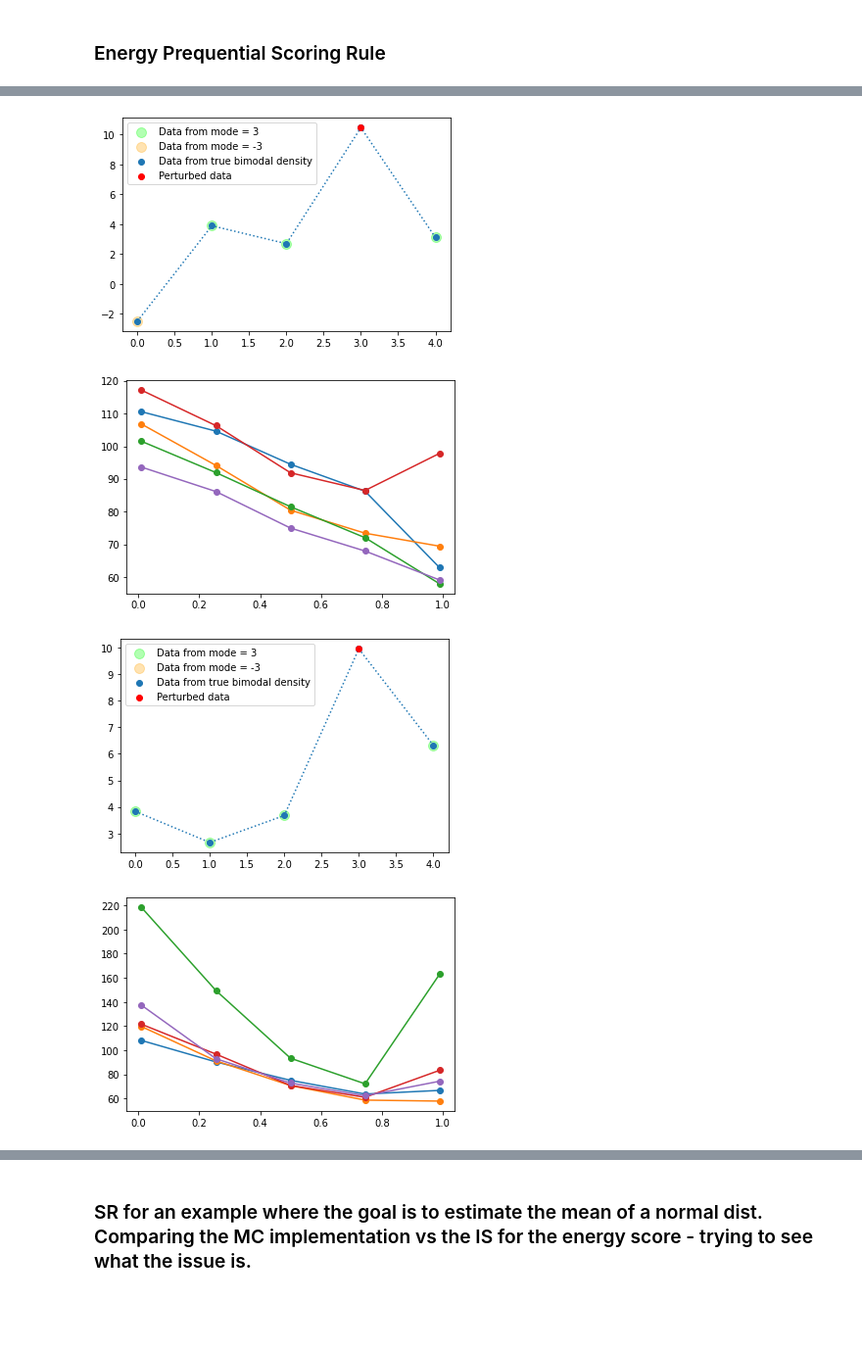
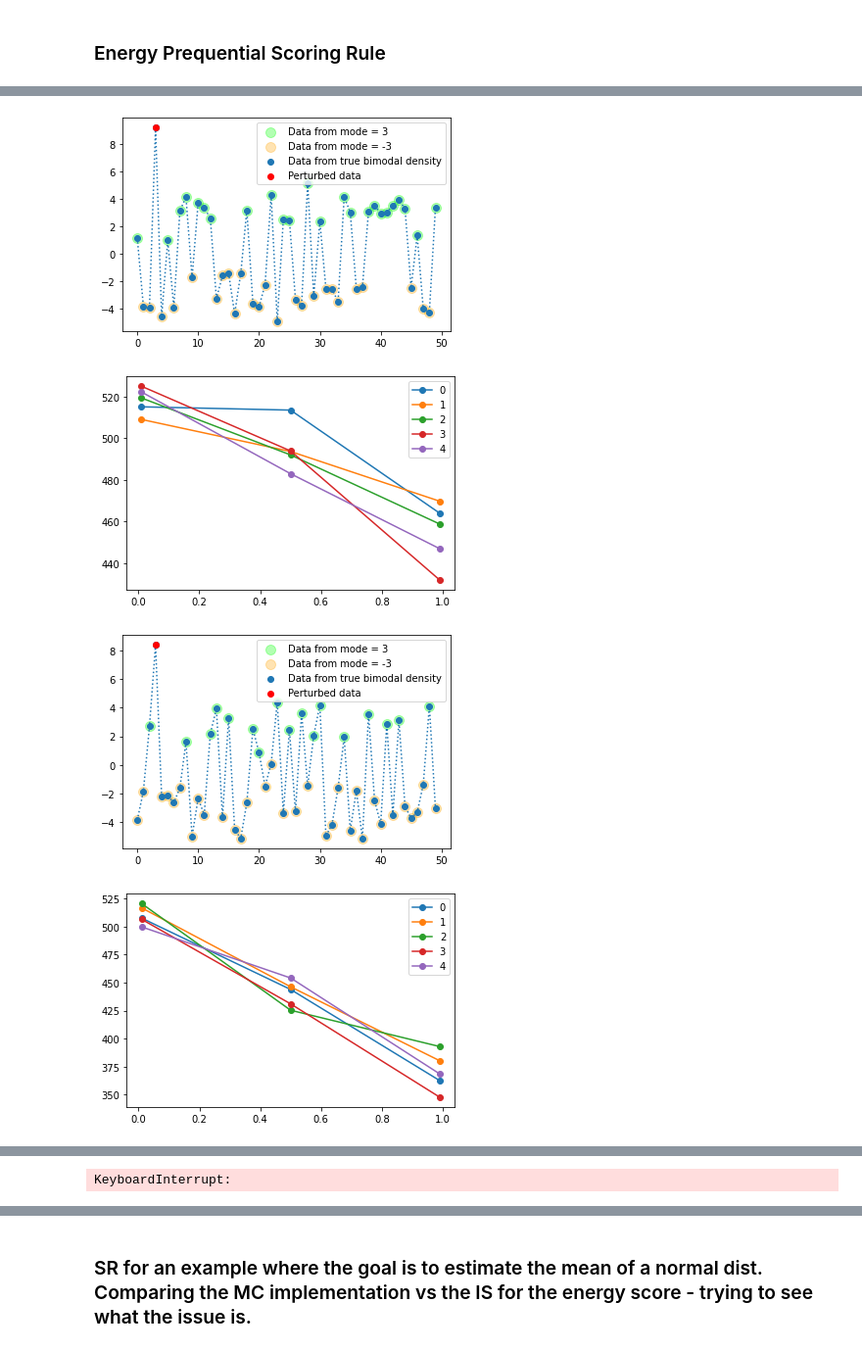
Before and after one commit to Huk-David/RSS-Discussion-paper-Martingale-Posterior-Distributions, a Jupyter notebook: Prequential Copulas - Code/Discussion paper - Notebook.ipynb, the cells around one changed output, grey strips where cells are left out. Shown at 98% size. Cells and saved outputs as stored; diff of their text form; code cells hidden in the pictures; blank space fills up the shorter version.

```diff
--- a/Prequential Copulas - Code/Discussion paper - Notebook.ipynb
+++ b/Prequential Copulas - Code/Discussion paper - Notebook.ipynb
@@ -192,7 +192,7 @@ f_ = [f_0]
 rho=0.7
 obs_nb = len(observed_data)
 
-for step in tqdm(range(obs_nb)):
+for step in range(obs_nb):
     rv = np.clip(np.exp(F_[step](observed_data[step],0)),1e-6,1-(1e-6))
     alpha_i = (2-(1/(step+1))) / (step +2)
     new_dist = update_(F_[step],f_[step],alpha_i,rv,rho=rho)
@@ -224,7 +224,7 @@ def F_0(z):
 def f_0(x):
     return scs.norm.logpdf(x, loc=0)
 
-proposal_samples = list(scs.norm(loc=0,scale=30).rvs(size=100))
+proposal_samples = list(scs.norm(loc=0,scale=30).rvs(size=50))
 
 
 # Matrices to store values of [F_i(obs),f_i(obs)] for all obs. To access F_step(obs_i) do pre_comp[0][step,i]
@@ -324,17 +303,6 @@ plt.legend()
 [figure]
 # %% [markdown]
 Try: when computing functions, at each new step, compute the f_i(obs) and F_i(obs) for all observations and store. This way, you can come back to evaluate the values in later steps, without having to redo the whole recusion.
-# %%
-
-# plots for the 6 functions:
-for step in range(obs_nb+1):
-    plt.plot(np.linspace(-10,10,50),[np.exp(F_[step](i)) for i in np.linspace(-10,10,50)],label='Step '+str(step))
-plt.legend()
-plt.show()
-for step in range(obs_nb+1):
-    plt.plot(np.linspace(-10,10,50),[np.exp(f_[step](i)) for i in np.linspace(-10,10,50)],label='Step '+str(step))
-plt.legend()
-plt.show()
 # %% [markdown]
 ### Energy Prequential Scoring Rule
 # %%
@@ -348,7 +316,7 @@ def Energy_SR_via_IS(obs_,q_samples,q_evals,p_targets,b):
     for i in range(len(obs_)): # loop over observed data
 
         # compute weights
-        f_x = np.fromiter( (p_targets[i](x,0) for x in q_samples) ,float)
+        f_x = np.fromiter( (p_targets[i](x) for x in q_samples) ,float)
         weights = np.exp(np.subtract(f_x,q_evals))
         # compute first part of Energy Score: 2*w*|x-y|
         out += (2/ np.sum(weights)) * np.sum(np.fromiter( ( weights[j]*np.power(np.linalg.norm(q_samples[j]-obs_[i]),b) for j in range(N) ) ,float))
@@ -362,26 +330,28 @@ def Energy_SR_via_IS(obs_,q_samples,q_evals,p_targets,b):
 
 #Energy_SR_via_IS(obs_=observed_data,q_samples=q_samples,q_evals_=q_evals,p_targets=f_)
 # %%
-# function to evaluate the scoring rule for a given rho.
+# function to evaluate the scoring rule for a given rho. - this is NOT using observed data corectly. Do not use this, or correct it.
 for aaaaaaaaaa in range(5):
-    observed_data = generate_data(5)
-    for attempt in range(5):
+    observed_data = generate_data(50)
+    for attempt in tqdm(range(2)):
 
-        samples = scs.norm(loc=0,scale=30).rvs(size=100)
-        evals=scs.norm(loc=0,scale=30).logpdf(samples)
+        #samples = scs.norm(loc=0,scale=30).rvs(size=100)
+        evals=scs.norm(loc=0,scale=30).logpdf(proposal_samples)
         def f_call_rho(rho):
-            F_ = [F_0]
-            f_ = [f_0]
+            F_new = [F_0]
+            f_new = [f_0]
+            obs_nb = len(observed_data)
 
-            for step in range(len(observed_data)):
-                rv = np.exp(F_[step](observed_data[step],0))
+            for step in range(obs_nb):
+                rv = observed_data[step]
                 alpha_i = (2-(1/(step+1))) / (step +2)
-                new_dist = update_(F_[step],f_[step],alpha_i,rv,rho=rho)
-                F_.append(new_dist[0])
-                f_.append(new_dist[1])
+                new_dist = update_fitting(F_new[step],f_new[step],alpha_i,rv,rho=rho,step=step)
+                F_new.append(new_dist[0])
+                f_new.append(new_dist[1])
 
-            return Energy_SR_via_IS(observed_data,samples,evals,f_,1.5)
+            return Energy_SR_via_IS(observed_data,proposal_samples,evals,f_new,1.5)
 
-        plt.plot(np.linspace(0.01,0.99,5),[f_call_rho(i) for i in np.linspace(0.01,0.99,5)],'o-')
+        plt.plot(np.linspace(0.01,0.99,3),[f_call_rho(i) for i in np.linspace(0.01,0.99,3)],'o-',label=str(attempt))
+    plt.legend()
     plt.show()
 # %% [output]
@@ -390,4 +360,4 @@ for aaaaaaaaaa in range(5):
-[figure, old version]
+[figure, new version]
-[figure, old version]
+[figure, new version]
-[figure, old version]
+[figure, new version]
-[figure, old version]
+[figure, new version]
@@ -396,0 +367 @@ for aaaaaaaaaa in range(5):
+KeyboardInterrupt:
```
Also changed, not shown: parts of 8 cells of this notebook.
